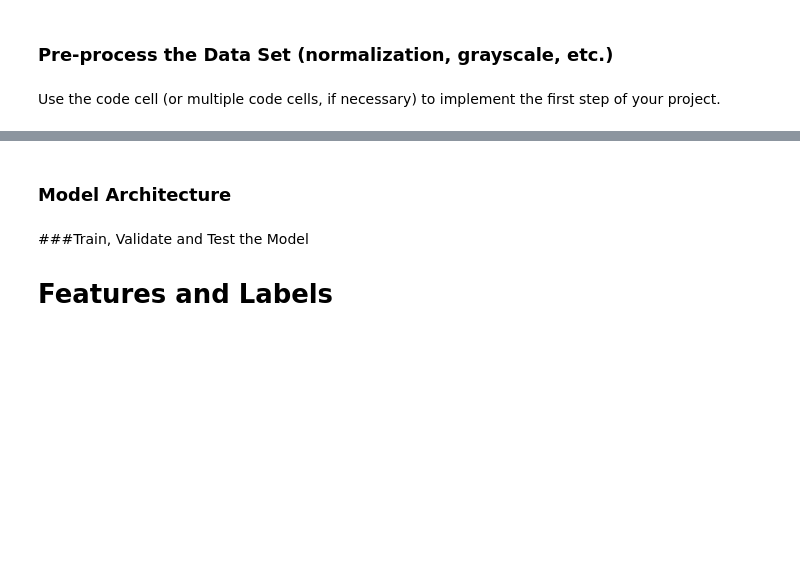
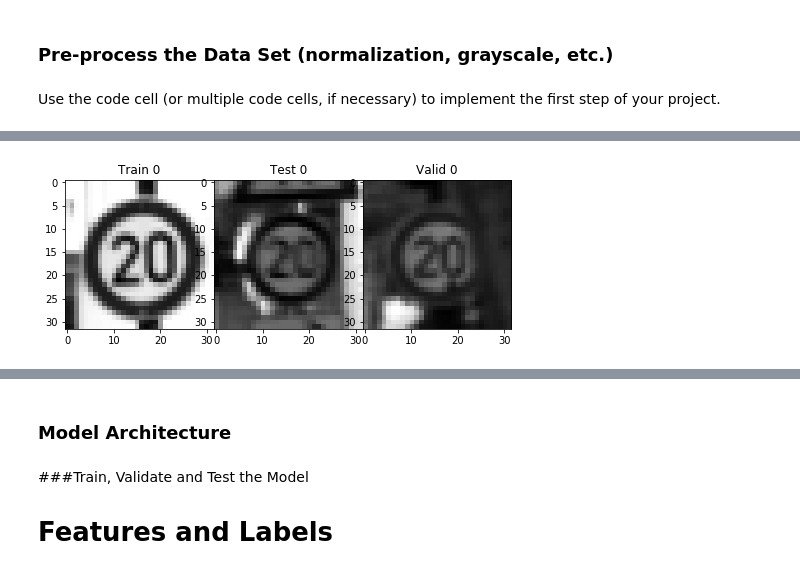
Before and after one commit to Christopheraburns/carND-L2, a Jupyter notebook: Traffic_Sign_Classifier.ipynb, the cells around one changed output, grey strips where cells are left out. Saved outputs shown, nothing was run; the diff lists cells and outputs as text; code cells hidden in the pictures; blank space fills up the shorter version.

Commit message:
trained and tested the same dataset as a test

```diff
--- a/Traffic_Sign_Classifier.ipynb
+++ b/Traffic_Sign_Classifier.ipynb
@@ -220,53 +199,67 @@ Use the code cell (or multiple code cells, if necessary) to implement the first
 from sklearn.utils import shuffle
 #from sklearn.model_selection import train_test_split
 import matplotlib.pyplot as plt
+import cv2
 %matplotlib inline
 
-#Divide color channel by 3 to convert to GrayScale
-X_train_gray = np.sum(X_train/3, axis=3, keepdims=True)
-X_test_gray = np.sum(X_test/3, axis=3, keepdims=True)
+#Shuffle - still don't understand why shuffling changes the accuracy since each image is reviewed independently
+X_train_shuffle, y_train_shuffle = shuffle(X_train, y_train)
+# does it matter if I shuffle these?
+X_valid_shuffle, y_valid_shuffle = shuffle(X_valid, y_valid)
+X_test_shuffle, y_test_shuffle = shuffle(X_test, y_test)
+
+# Divide color channel by 3 to convert to GrayScale
+X_train_gray = np.sum(X_train_shuffle/3, axis=3, keepdims=True)
+X_test_gray = np.sum(X_test_shuffle/3, axis=3, keepdims=True)
+X_valid_gray = np.sum(X_valid_shuffle/3, axis=3, keepdims=True)
 
 
-#Change validation sets to grayscale also
-X_valid_gray = np.sum(X_valid/3, axis=3, keepdims=True)
-
-
-# Standard Mean -
-X_train = (X_train_gray - 128)/ 128
-X_test = (X_test_gray - 128)/ 128
-X_valid = (X_valid_gray - 128)/ 128
-
-print("X_train standard deviation: {}".format(np.mean(X_train)))
-print("X_test standard deviation: {}".format(np.mean(X_test)))
-
-
-#Shuffle - still don't understand why shuffling changes the accuracy since each image is reviewed independently
-X_train, y_train = shuffle(X_train, y_train)
-
-# does it matter if I shuffle these?
-X_valid, y_valid = shuffle(X_valid, y_valid)
-X_test, y_test = shuffle(X_test, y_test)
+#X_train = (X_train_gray - 128)/ 128
+#X_test = (X_test_gray - 128)/ 128
+#X_valid = (X_valid_gray - 128)/ 128
+#print("X_train standard deviation: {}".format(np.mean(X_train)))
+#print("X_test standard deviation: {}".format(np.mean(X_test)))
 
 # Try pulling validation set out of the training set - don't use the included validation set
 #X_train, X_validation, y_train, y_validation = train_test_split(X_train_shuffle, y_train__shuffle,test_size=0.20, random_state=42)
 
+u_train_gray, indices_train_gray = np.unique(y_train_shuffle, return_index=True)
+u_test_gray, indices_test_gray = np.unique(y_test_shuffle, return_index=True)
+u_valid_gray, indices_valid_gray = np.unique(y_valid_shuffle, return_index=True)
+
 print("Data has been converted to grayscale and shuffled")
-print("Verify data shapes:")
-print("X_train Shape: {}".format(X_train[0].shape))
-print("X_test: {}".format(X_test[0].shape))
-print("X_valid: {}".format(X_valid[0].shape))
+print("Verify data shapes, should be 32,32,1")
+print("X_train_gray shape: {}".format(X_train_gray[0].shape))
+print("X_test_gray shape: {}".format(X_test_gray[0].shape))
+print("X_valid_gray shape: {}".format(X_valid_gray[0].shape))
 
-#Lets see some grayscale image
-item, lines = plt.subplots(9,5, figsize=(15, 15))
-item.subplots_adjust(hspace = .2, wspace=.001)
-lines = lines.ravel()
-u, indices = np.unique(y_train, return_index=True)
 
-print("Example of each unique n_class in GrayScale")
-index = 0
-for x in indices:
-    image = X_train[x].squeeze()
-    lines[index].imshow(image, cmap='gray')
-    lines[index].axis('off')
-    lines[index].set_title(y_train[x])
-    index += 1
+## Debug code
+#print(u_train_gray)
+#print(indices_train_gray)
+#print("************************")
+#print(u_test_gray)
+#print(indices_test_gray)
+#print("************************")
+#print(u_valid_gray)
+#print(indices_valid_gray)
+
+## find a match for each n_class type in the 3 data sets
+## Unique matrices are all the same - the index are different in the indices
+#for x in range(len(u_train_gray)):
+    #print('Unique index {} = {} in the Training dataset, {} in the Testing dataset and {} in the Validation dataset'.format(x, indices_train_gray[x],indices_test_gray[x],indices_valid_gray[x] ))
+
+## Lets see some grayscale image
+for x in range(len(u_train_gray)):
+    item, lines = plt.subplots(1,3, figsize=(8, 8))
+    item.subplots_adjust(hspace = .2, wspace=.001)
+    lines = lines.ravel()
+
+    train_image_gray = X_train_gray[indices_train_gray[x]].squeeze()
+    test_image_gray = X_test_gray[indices_test_gray[x]].squeeze()
+    valid_image_gray = X_valid_gray[indices_valid_gray[x]].squeeze()
+
+    plt.subplot(131),plt.imshow(train_image_gray, cmap='gray'),plt.title('Train {}'.format(y_train_shuffle[indices_train_gray[x]]))
+    plt.subplot(132),plt.imshow(test_image_gray, cmap='gray'),plt.title('Test {}'.format(y_test_shuffle[indices_test_gray[x]]))
+    plt.subplot(133),plt.imshow(valid_image_gray, cmap='gray'),plt.title('Valid {}'.format(y_valid_shuffle[indices_valid_gray[x]]))
+# %% [output]
@@ -272,0 +271 @@ for x in indices:
+[figure, added]
```
Also changed, not shown: parts of 4 cells of this notebook, 3 other files.
